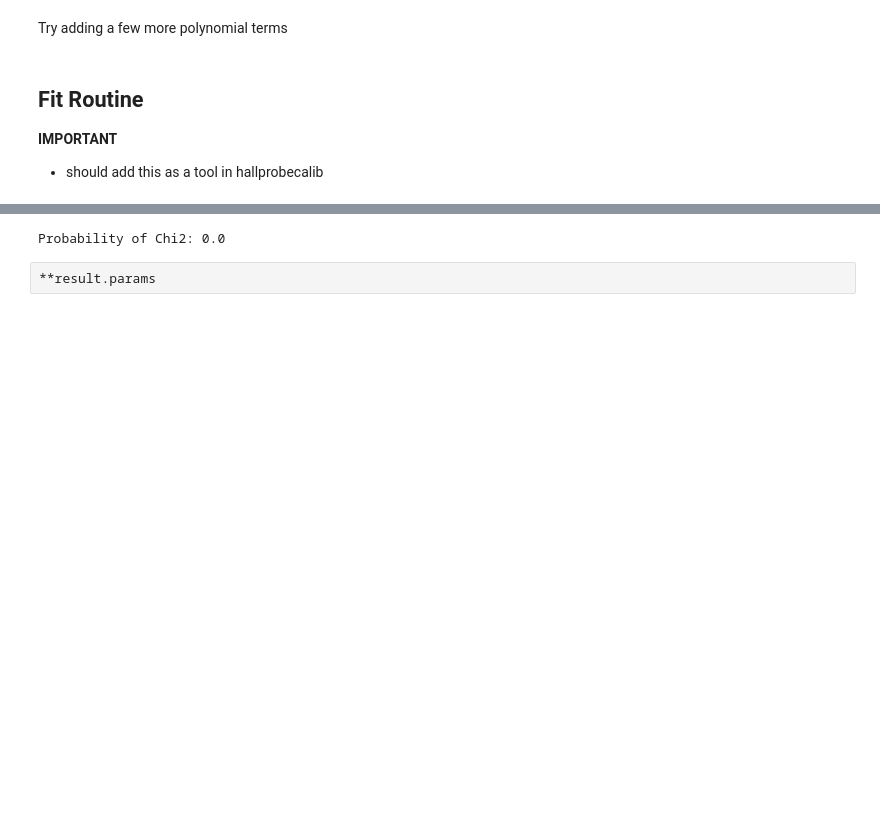
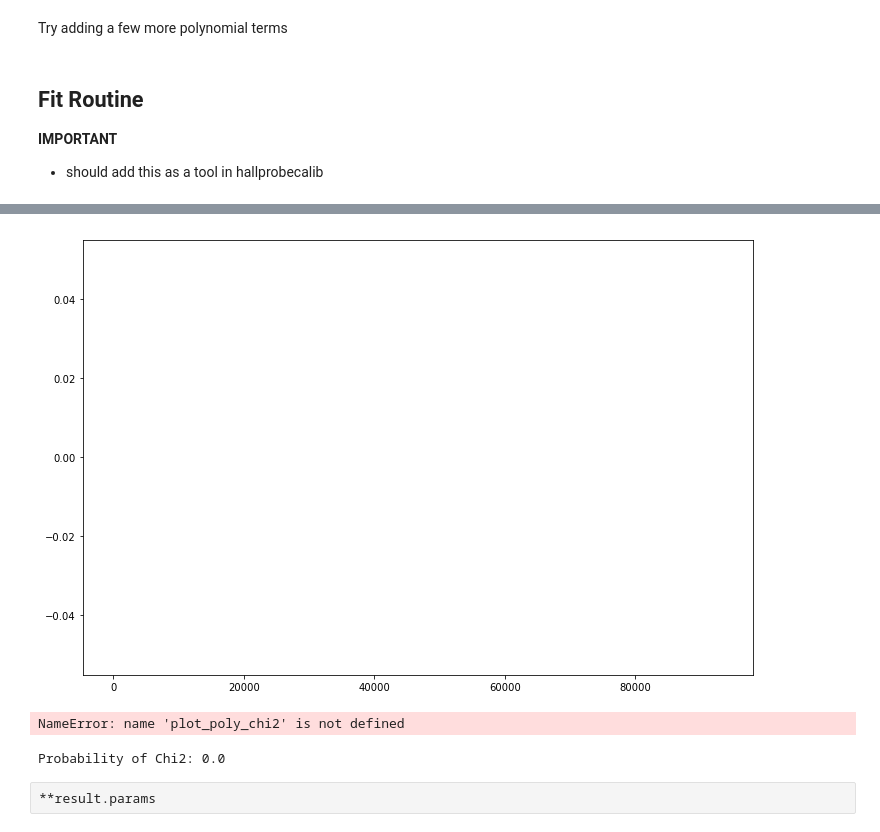
Before and after one commit to ckampa13/hallprobecalib, a Jupyter notebook: scripts/12-04-19_Hall_Probe_Stability_Run06.ipynb, the cells around one changed output, grey strips where cells are left out. Drawn from its saved outputs; the diff is of its cells as text; code cells hidden in the pictures; blank space fills up the shorter version.

```diff
--- a/scripts/12-04-19_Hall_Probe_Stability_Run06.ipynb
+++ b/scripts/12-04-19_Hall_Probe_Stability_Run06.ipynb
@@ -1654,25 +1687,27 @@ result = polyfit_order_n(1,x_dat_avg, ys, ns.mean()*yerrs / ns)
 # %%
 #def chi2(f, x, std):
 #        return np.sum(np.square((x-f)/std))
 
 #len(sigma_B)
 
 #len(df_)
 
 #fit_chi2 = chi2(df_["Bmag_lsq"], df_["Scaled Hall Voltage"], sigma_B)
 #fit_chi2
 fit_chi2 = result.chisqr#0.3247
 
-dof = 5#len(df_) - 3#4 # 4 parameter fit
+dof = len(df_) - 5#4 # 4 parameter fit
 #dof
 
 n = np.linspace(0,12, 100)
 
 P = stats.chi2.pdf(n, dof)
 
 # 3rd order
 plt.plot(n,P)
 plt.plot([fit_chi2, fit_chi2],[0., P.max()], 'r--');
+# %% [output]
+[figure, added]
 # %%
 fig = scatter2d(df_.index, df_["DF0000000D5E803A_Cal_Res_Rel"], df_.days_delta, inline=False)
 # %%
@@ -1793,6 +1828,10 @@ def plot_polynomial(N, x_dat, y_dat, c_dat, result,
         pio.write_image(fig, filename+'.png')
 
     return fig
+# %%
+fig = plot_poly_chi2(4, result)
+# %% [output]
+NameError: name 'plot_poly_chi2' is not defined
 # %%
 fig = plot_poly_chi2(1, result)
 # %%
```
Also changed, not shown: parts of 52 cells of this notebook, 11 other files.
